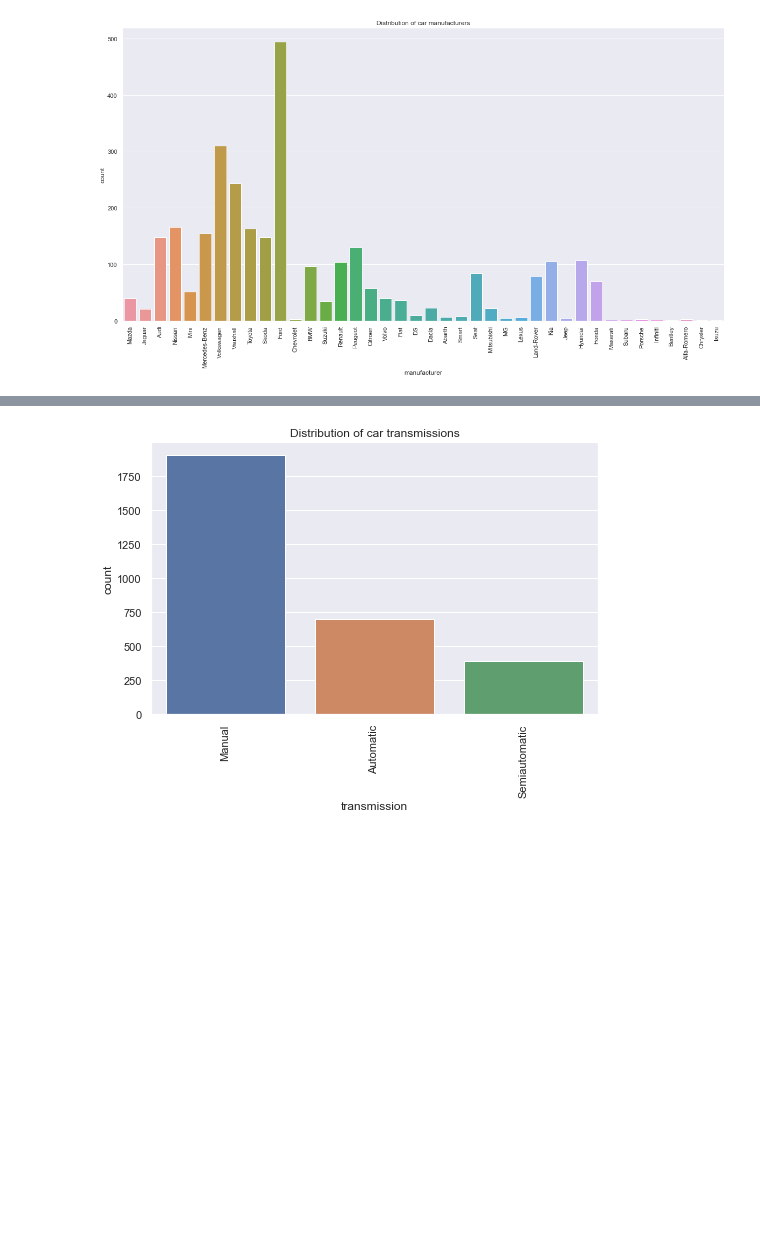
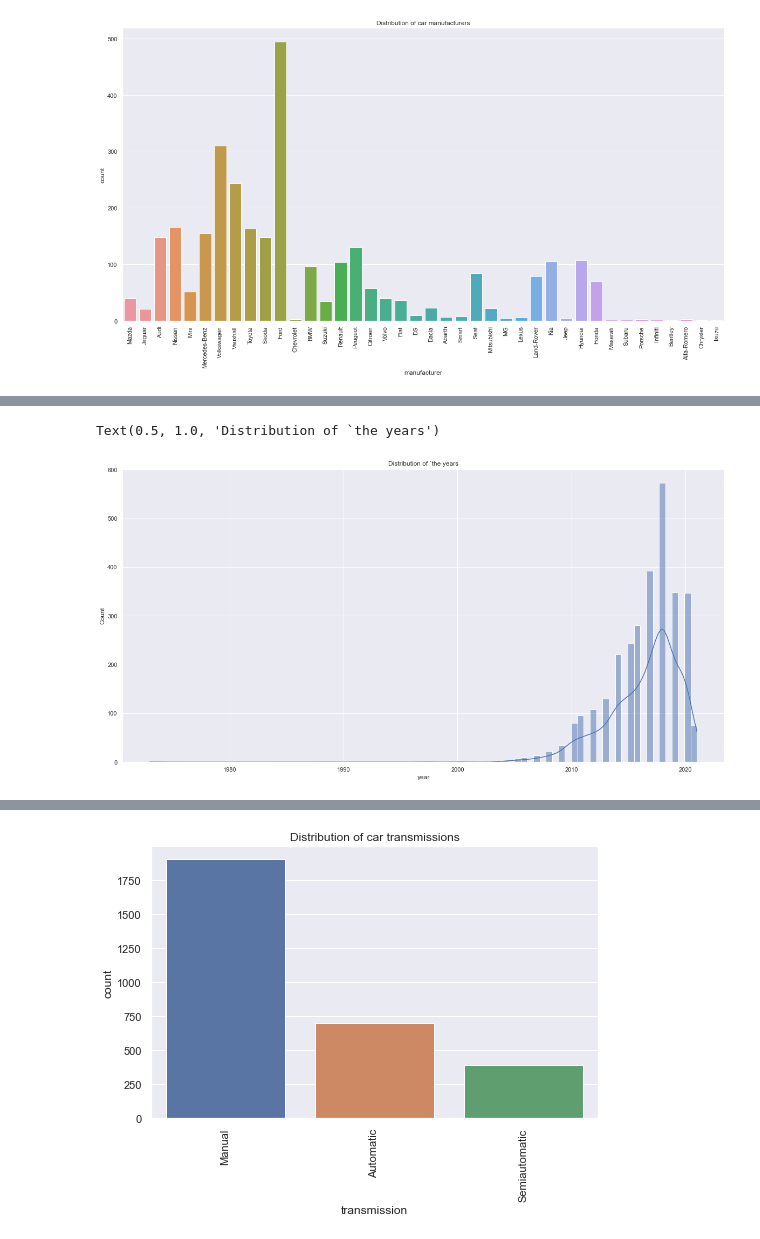
Before and after one commit to VictorUmunna/Car-Price-Prediction, a Jupyter notebook: exploratory_analysis.ipynb, the cells around one changed output, grey strips where cells are left out. Cells and saved outputs as stored; diff of their text form; code cells hidden in the pictures; blank space fills up the shorter version.

```diff
--- a/exploratory_analysis.ipynb
+++ b/exploratory_analysis.ipynb
@@ -109,0 +116,8 @@ Name: manufacturer, dtype: int64
+# %%
+# distribution of the year column
+fig = plt.figure(figsize=(20,10))
+sns.histplot(data = data, x = 'year', kde = True)
+plt.title("Distribution of `the years")
+# %% [output]
+Text(0.5, 1.0, 'Distribution of `the years')
+[figure, added]
```
Also changed, not shown: parts of 7 cells of this notebook, 2 other files.
